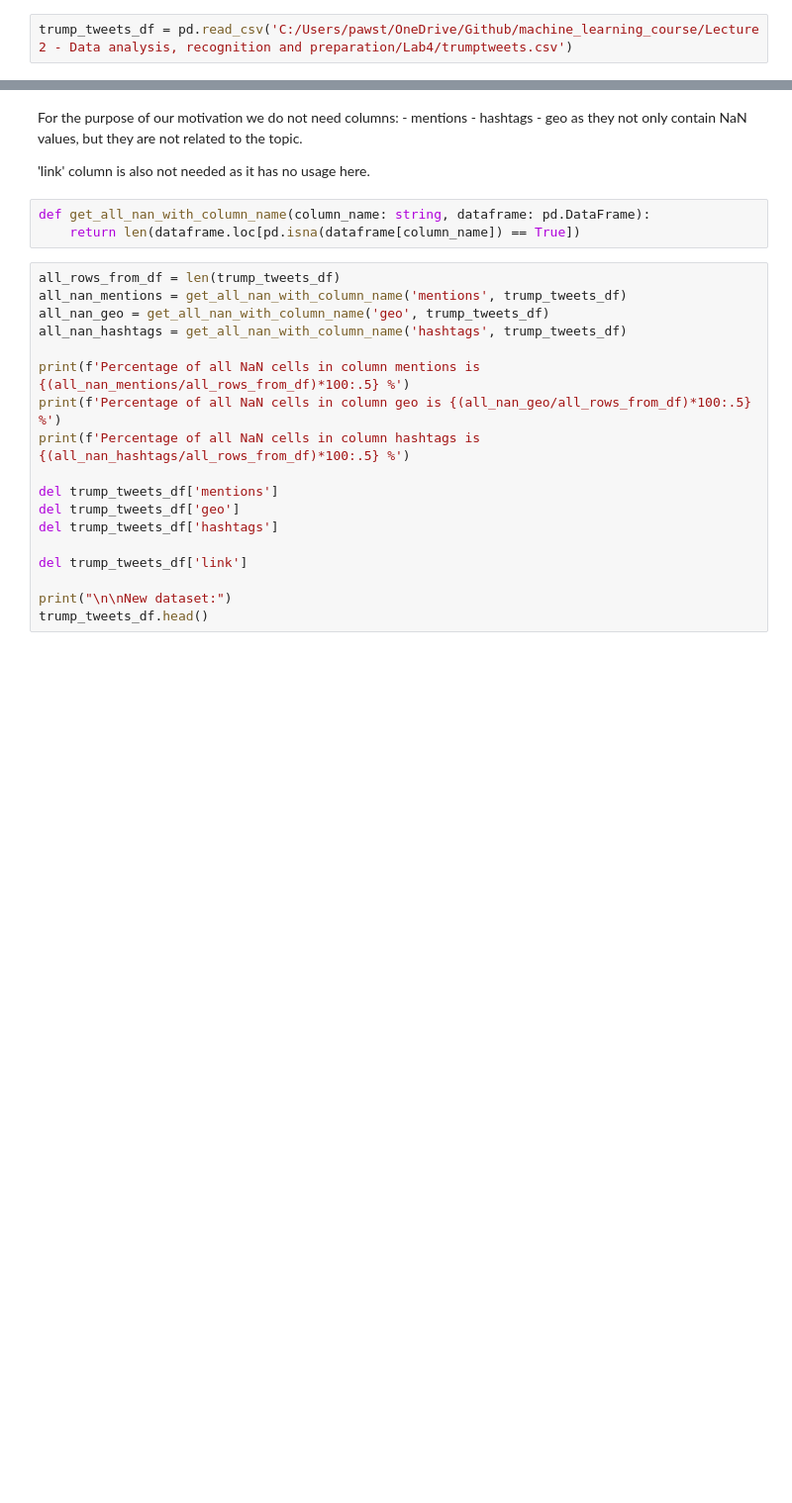
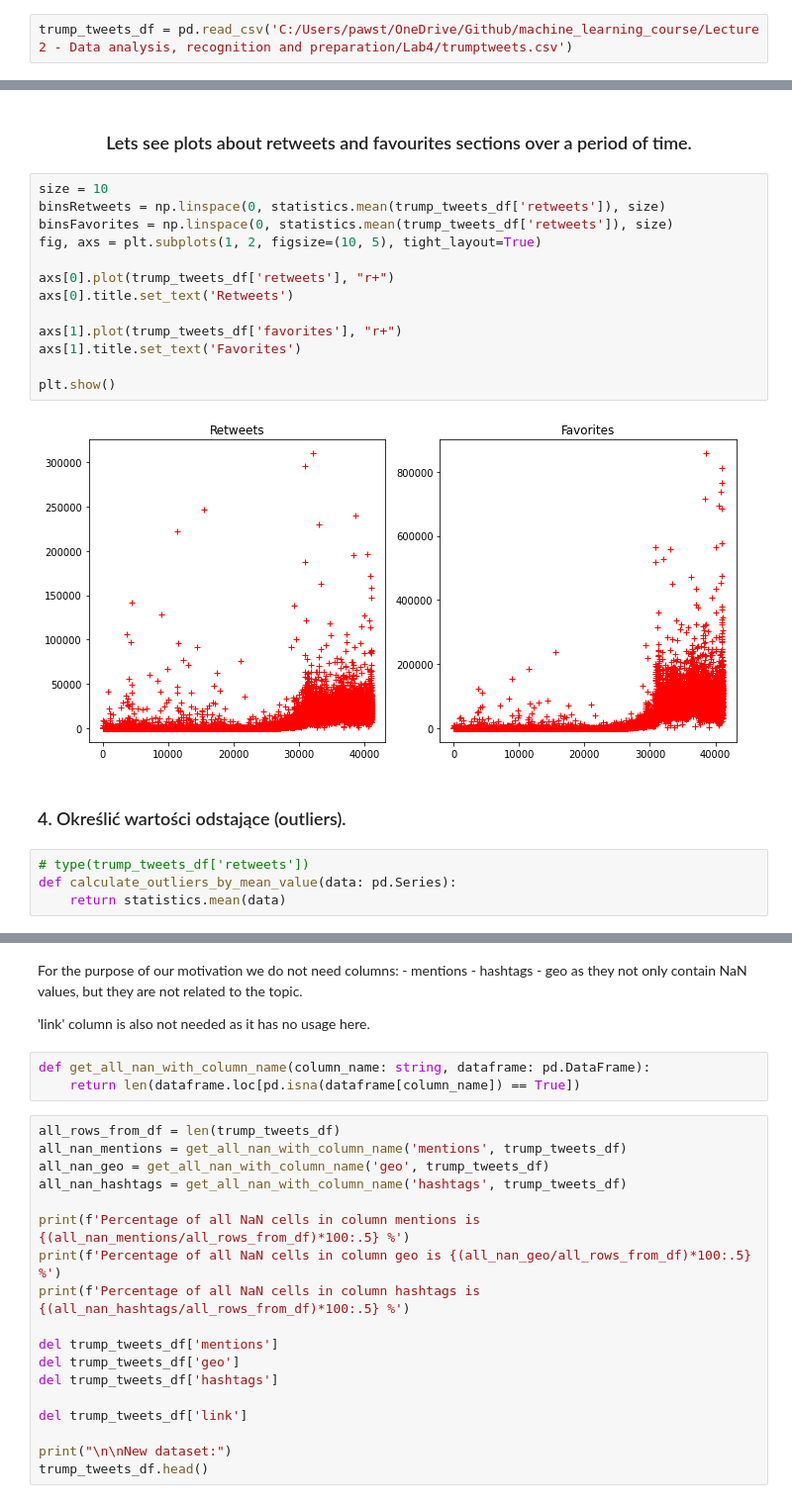
Before and after one commit to pajelonek/machine_learning_course, a Jupyter notebook: Lecture 2 - Data analysis, recognition and preparation/Lab4/Lab4_notebook.ipynb, the cells around one changed output, grey strips where cells are left out. Shown at 99% size. Saved outputs shown, nothing was run; the diff lists cells and outputs as text; blank space fills up the shorter version.

```diff
--- a/Lecture 2 - Data analysis, recognition and preparation/Lab4/Lab4_notebook.ipynb
+++ b/Lecture 2 - Data analysis, recognition and preparation/Lab4/Lab4_notebook.ipynb
@@ -32,0 +51,23 @@ trump_tweets_df.head()
+# %% [markdown]
+### </br><center>Lets see plots about retweets and favourites sections over a period of time.</center></br>
+# %%
+size = 10
+binsRetweets = np.linspace(0, statistics.mean(trump_tweets_df['retweets']), size)
+binsFavorites = np.linspace(0, statistics.mean(trump_tweets_df['retweets']), size)
+fig, axs = plt.subplots(1, 2, figsize=(10, 5), tight_layout=True)
+
+axs[0].plot(trump_tweets_df['retweets'], "r+")
+axs[0].title.set_text('Retweets')
+
+axs[1].plot(trump_tweets_df['favorites'], "r+")
+axs[1].title.set_text('Favorites')
+
+plt.show()
+# %% [output]
+[figure, added]
+# %% [markdown]
+### 4.	Określić wartości odstające (outliers).
+# %%
+# type(trump_tweets_df['retweets'])
+def calculate_outliers_by_mean_value(data: pd.Series):
+    return statistics.mean(data)
```
Also changed, not shown: parts of 8 cells of this notebook.
